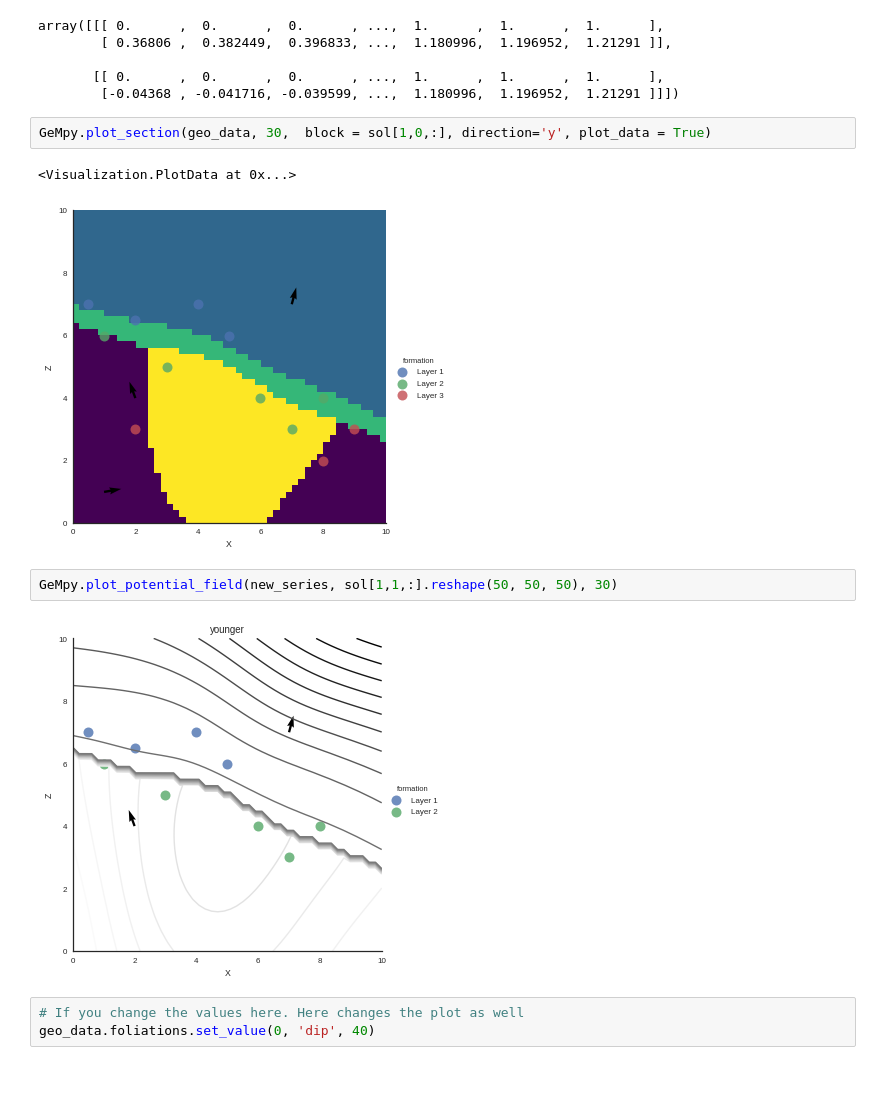
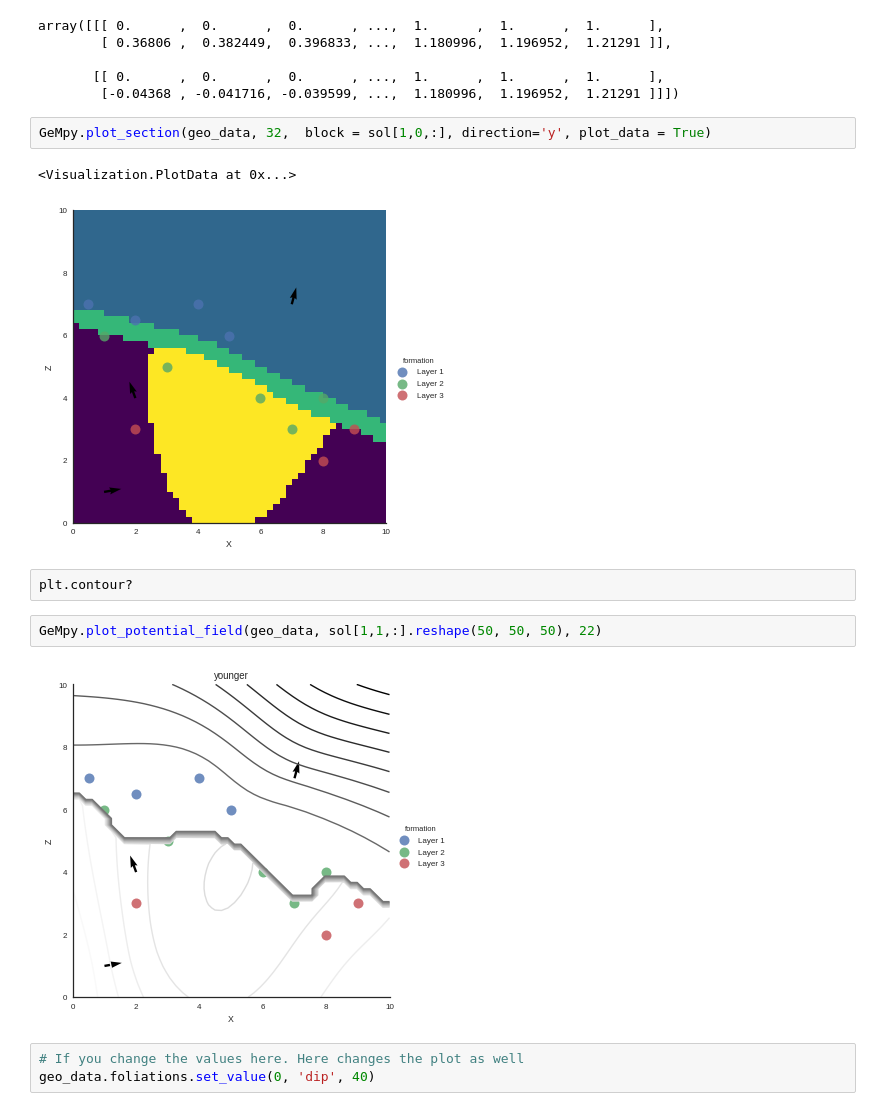
Before and after one commit to nre-aachen/gempy, a Jupyter notebook: Prototype Notebook/Example_2_Simple_PyMC3.ipynb, the cells around one changed output. Drawn from its saved outputs; the diff is of its cells as text; blank space fills up the shorter version.

```diff
--- a/Prototype Notebook/Example_2_Simple_PyMC3.ipynb
+++ b/Prototype Notebook/Example_2_Simple_PyMC3.ipynb
@@ -165,14 +165,16 @@ array([[[ 0.      ,  0.      ,  0.      , ...,  1.      ,  1.      ,  1.      ],
        [[ 0.      ,  0.      ,  0.      , ...,  1.      ,  1.      ,  1.      ],
         [-0.04368 , -0.041716, -0.039599, ...,  1.180996,  1.196952,  1.21291 ]]])
 # %%
-GeMpy.plot_section(geo_data, 30,  block = sol[1,0,:], direction='y', plot_data = True)
+GeMpy.plot_section(geo_data, 32,  block = sol[1,0,:], direction='y', plot_data = True)
 # %% [output]
 <Visualization.PlotData at 0x...>
-[figure, old version]
+[figure, new version]
+# %%
+plt.contour?
 # %%
-GeMpy.plot_potential_field(new_series, sol[1,1,:].reshape(50, 50, 50), 30)
+GeMpy.plot_potential_field(geo_data, sol[1,1,:].reshape(50, 50, 50), 22)
 # %% [output]
-[figure, old version]
+[figure, new version]
 # %%
 # If you change the values here. Here changes the plot as well
 geo_data.foliations.set_value(0, 'dip', 40)
```
Also changed, not shown: 6 other files.
